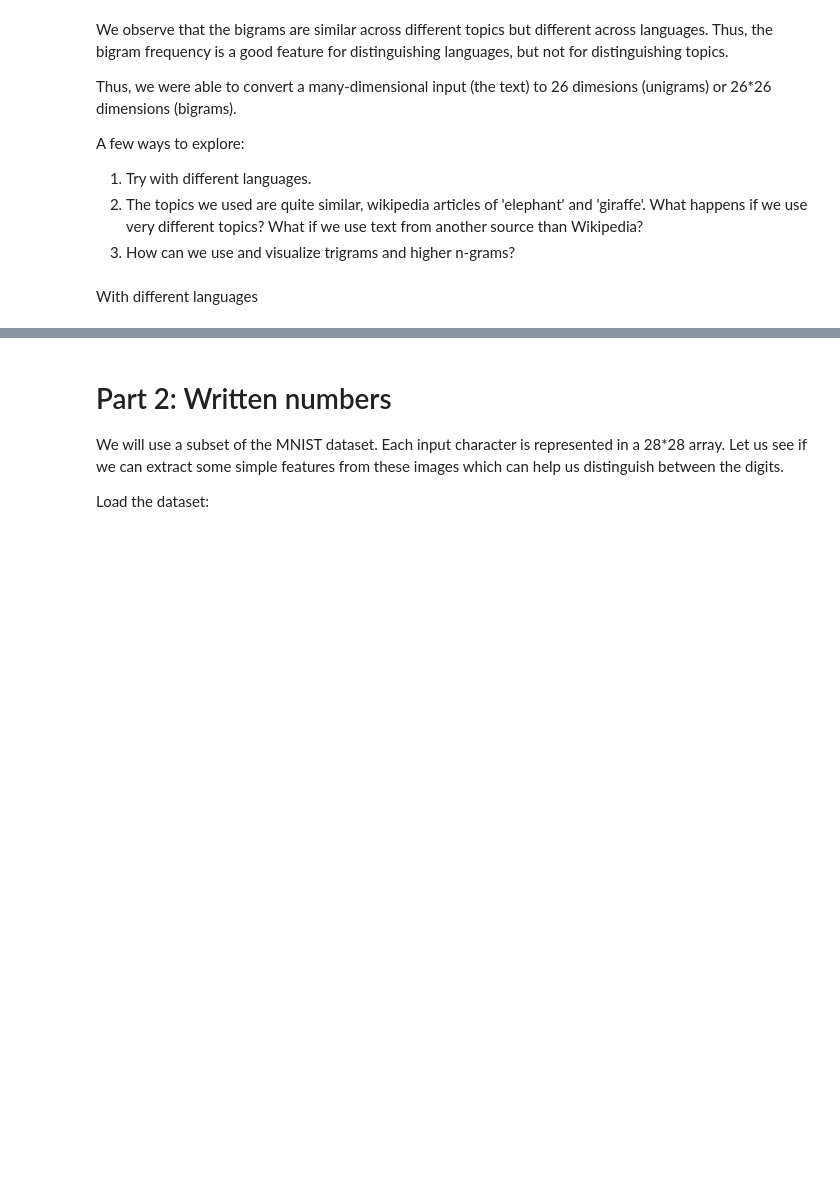
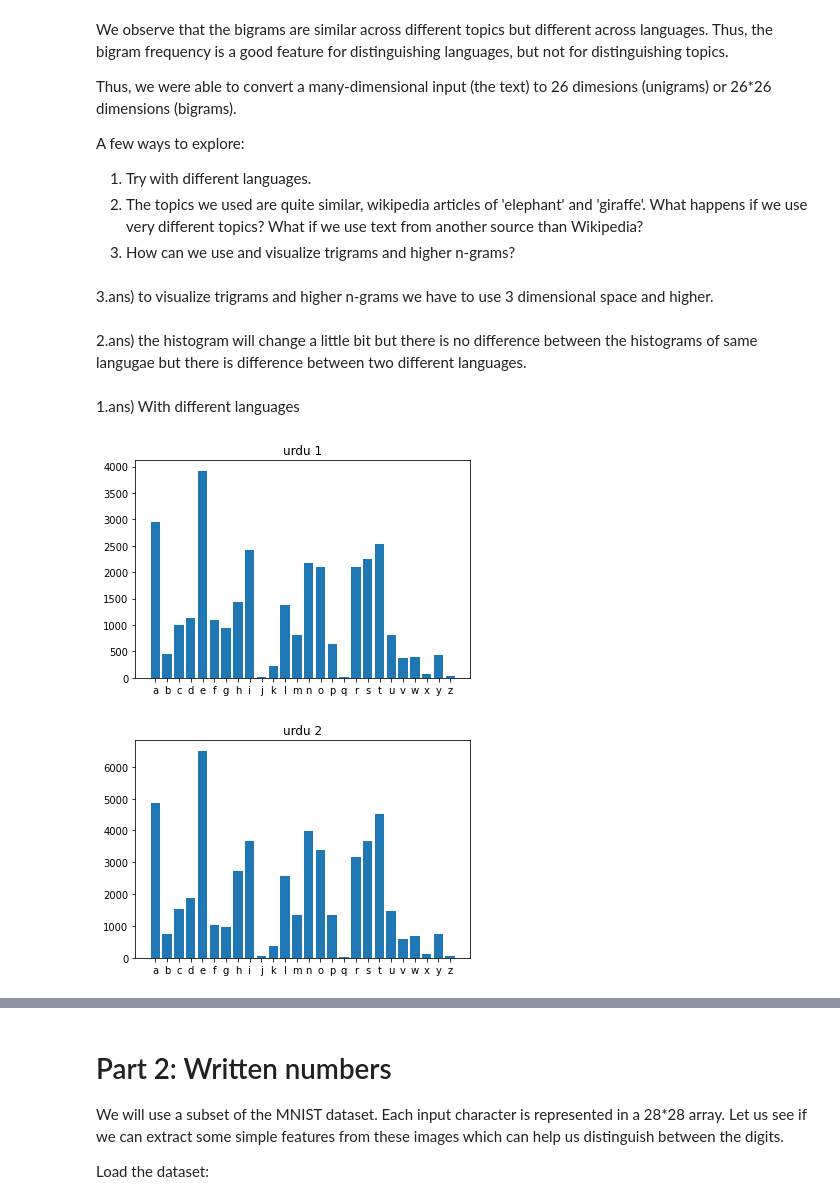
Before and after one commit to pavan-muddala/fmml2021, a Jupyter notebook: Lab1_Features.ipynb, the cells around one changed output, grey strips where cells are left out. Cells and saved outputs as stored; diff of their text form; code cells hidden in the pictures; blank space fills up the shorter version.

```diff
--- a/Lab1_Features.ipynb
+++ b/Lab1_Features.ipynb
@@ -230,8 +230,12 @@ A few ways to explore:
 1. Try with different languages.
 2. The topics we used are quite similar, wikipedia articles of 'elephant' and 'giraffe'. What happens if we use very different topics? What if we use text from another source than Wikipedia?
 3. How can we use and visualize trigrams and higher n-grams?
+# %% [markdown]
+3.ans) to visualize trigrams and higher n-grams we have to use 3 dimensional space and higher.
+# %% [markdown]
+2.ans) the histogram will change a little bit but there is no difference between the histograms of same langugae but there is difference between two different languages.
 # %% [markdown]
-With different languages
+1.ans) With different languages
 # %%
 topic1 = 'Giraffe'
 topic2 = 'Elephant'
@@ -246,3 +250,15 @@ urd1 = cleanup(eng1)
 urd2 = cleanup(eng2)
 turkish1 = cleanup(fr1)
 turkish2 = cleanup(fr2)
+# %%
+unigram_urd1 = Counter(ngrams(urd1,1))
+plothistogram(unigram_urd1)
+plt.title('urdu 1')
+plt.show()
+unigram_urd2 = Counter(ngrams(urd2,1))
+plothistogram(unigram_urd2)
+plt.title('urdu 2')
+plt.show()
+# %% [output]
+[figure, added]
+[figure, added]
```
Also changed, not shown: parts of 7 cells of this notebook.
